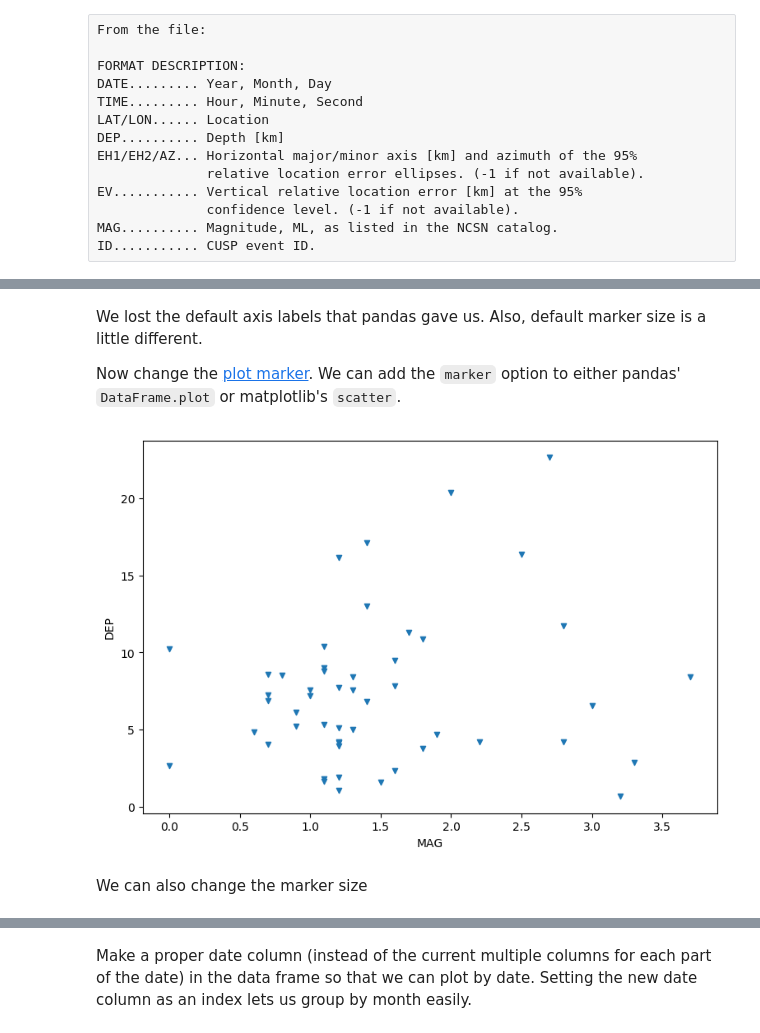
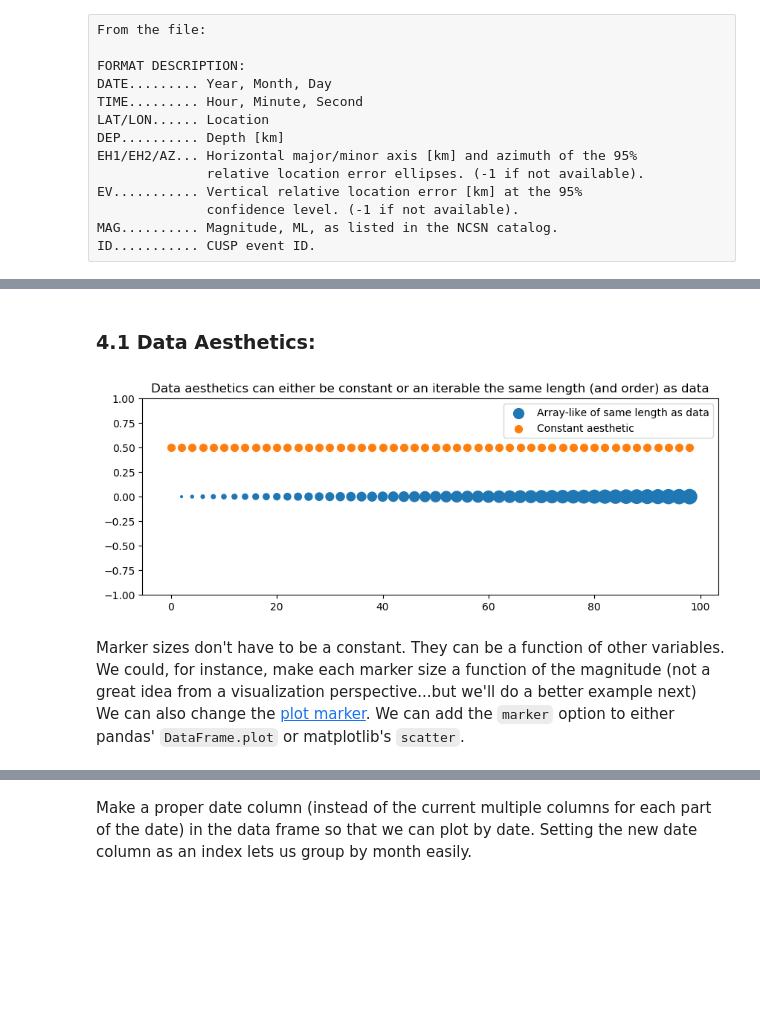
Before and after one commit to nuitrcs/pythonvisualization, a Jupyter notebook: plotting.ipynb, the cells around one changed output, grey strips where cells are left out. Drawn from its saved outputs; the diff is of its cells as text; code cells hidden in the pictures; blank space fills up the shorter version.

```diff
--- a/plotting.ipynb
+++ b/plotting.ipynb
@@ -140,11 +173,19 @@ plt.scatter(df['MAG'][:50], df['DEP'][:50]);
+# %% [markdown]
+### 4.1 Data Aesthetics:
+# %%
+# Data aesthetics are passed to plotting functions for each dataset as either a constant or variable with the same length
+f,ax = plt.subplots(figsize=(10, 3.5))
+ax.scatter(range(0,100,2), y=[0]*50, s=range(0,200,4), label='Array-like of same length as data');
+ax.scatter(range(0,100,2), y=[.5]*50, s=50, label='Constant aesthetic');
+ax.set_ylim([-1,1])
+
+# Let's also introduce legend, a function that will put a box with line/markers matching all the calls to plot with
+ax.legend()
+
+ax.set_title('Data aesthetics can either be constant or an iterable the same length (and order) as data');
+# %% [output]
+[figure, added]
 # %% [markdown]
-We lost the default axis labels that pandas gave us.  Also, default marker size is a little different.
-
-Now change the [plot marker](https://matplotlib.org/api/markers_api.html).  We can add the `marker` option to either pandas' `DataFrame.plot` or matplotlib's `scatter`.
+Marker sizes don't have to be a constant.  They can be a function of other variables.
+We could, for instance, make each marker size a function of the magnitude (not a great idea from a visualization perspective...but we'll do a better example next)
+We can also change the [plot marker](https://matplotlib.org/api/markers_api.html).  We can add the `marker` option to either pandas' `DataFrame.plot` or matplotlib's `scatter`.
-# %%
-# pandas
-df[:50].plot(x='MAG', y='DEP', kind="scatter", marker="v");
-# %% [output]
-[figure, removed]
-# %% [markdown]
-We can also change the marker size
```
Also changed, not shown: parts of 197 cells of this notebook.
